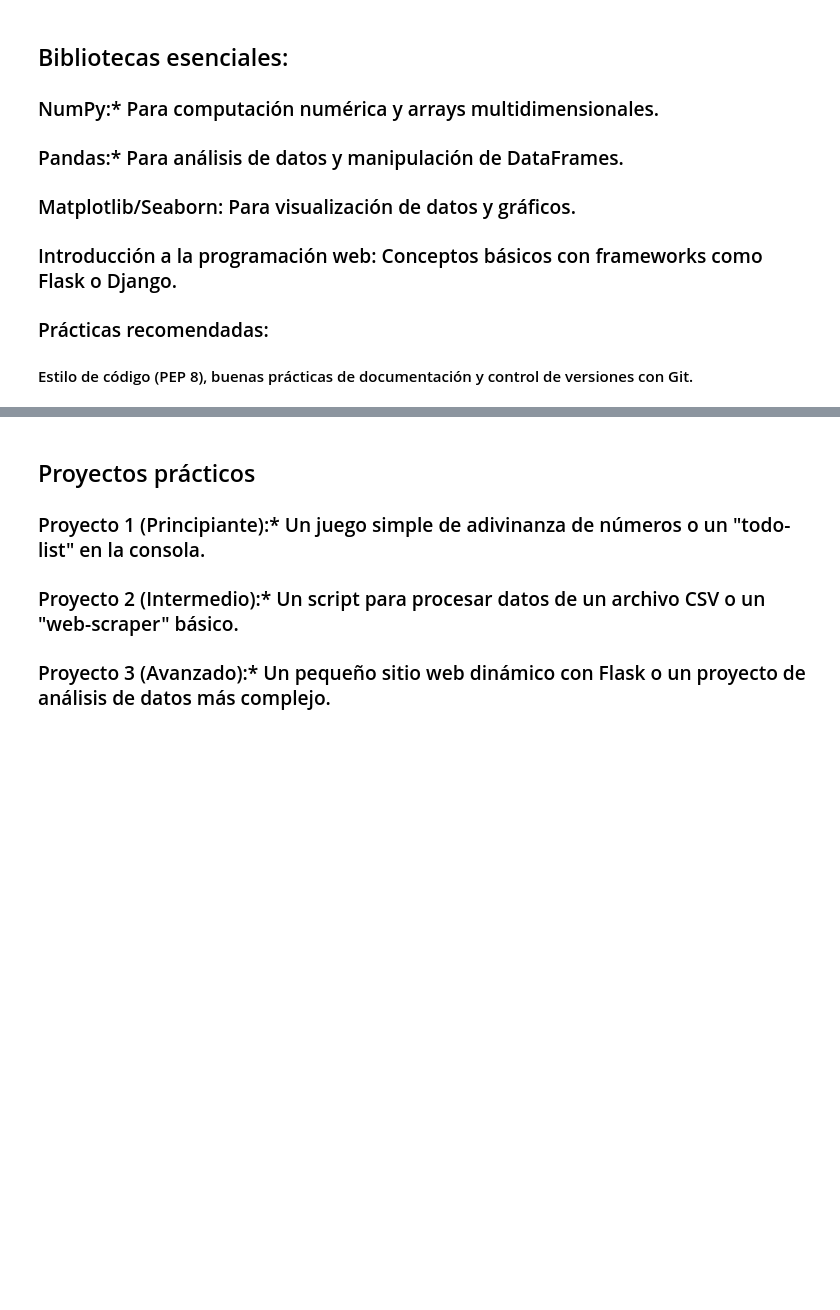
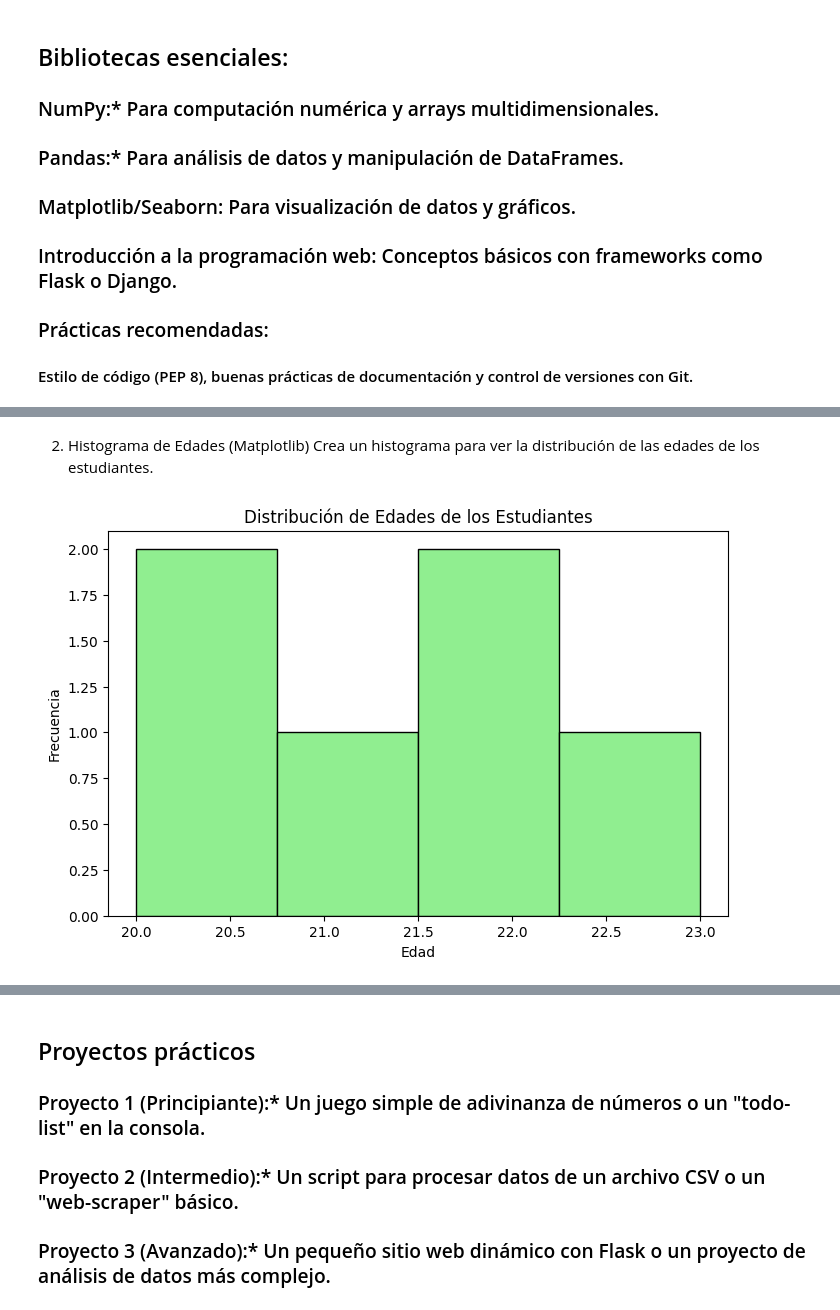
Before and after one commit to lismarcamacho/python-basico-ciencia-de-datos, a Jupyter notebook: Python_basico.ipynb, the cells around one changed output, grey strips where cells are left out. Drawn from its saved outputs; the diff is of its cells as text; code cells hidden in the pictures; blank space fills up the shorter version.

```diff
--- a/Python_basico.ipynb
+++ b/Python_basico.ipynb
@@ -383,0 +723,19 @@ print(productos_ordenados)
+# %% [markdown]
+2. Histograma de Edades (Matplotlib)
+Crea un histograma para ver la distribución de las edades de los estudiantes.
+# %%
+plt.figure(figsize=(8, 5))
+
+# Escribe tu código para el histograma aquí
+# Usa plt.hist()
+# Agrega etiquetas y un título
+# Muestra el gráfico
+
+
+plt.hist(df['Edad'], bins=4, color='lightgreen', edgecolor='black') # bins define el número de "barras" en el histograma
+plt.xlabel('Edad')
+plt.ylabel('Frecuencia')
+plt.title('Distribución de Edades de los Estudiantes')
+plt.show()
+# %% [output]
+[figure, added]
```
Also changed, not shown: parts of 110 cells of this notebook.
